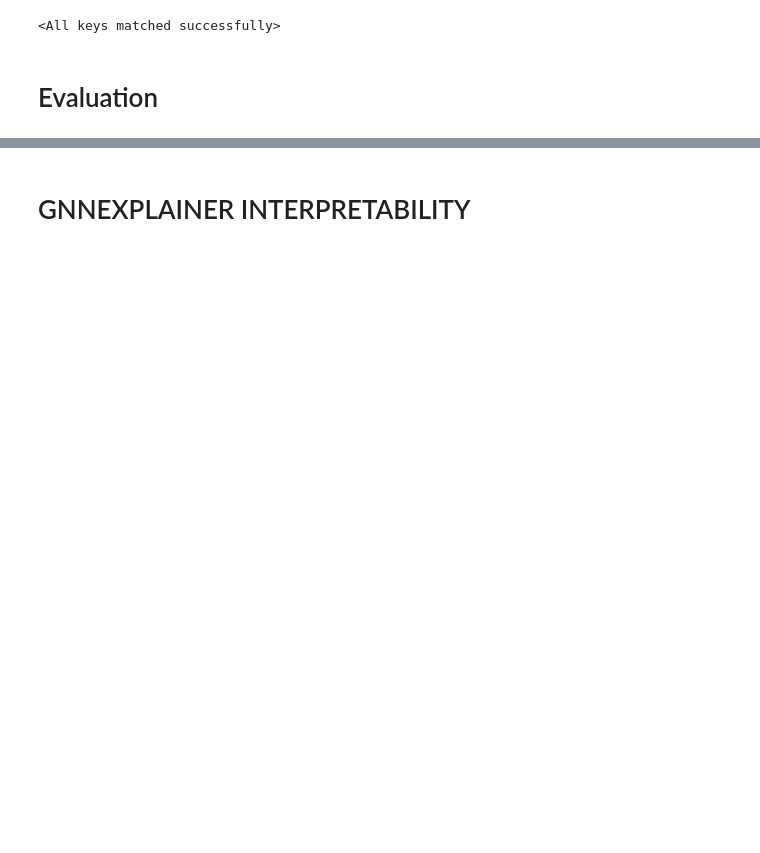
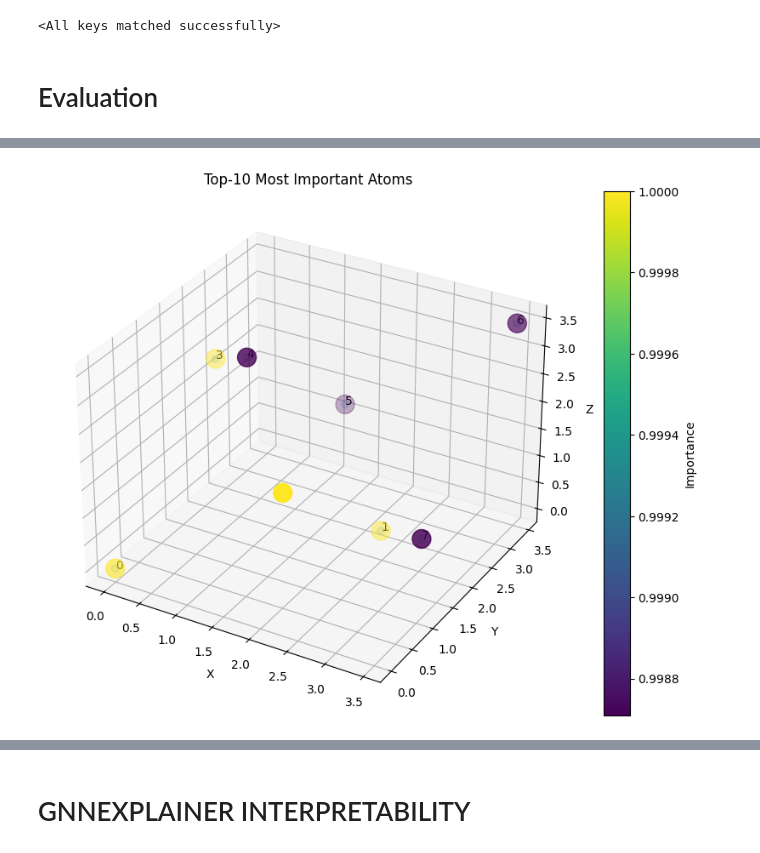
Before and after one commit to RayCharles8/ML-Project, a Jupyter notebook: CGNN.ipynb, the cells around one changed output, grey strips where cells are left out. Drawn from its saved outputs; the diff is of its cells as text; code cells hidden in the pictures; blank space fills up the shorter version.

```diff
--- a/CGNN.ipynb
+++ b/CGNN.ipynb
@@ -768,0 +1390,51 @@ plot_regression_scatter(labels, probs)
+# %%
+coords = sample_data.pos.cpu().numpy()
+
+fig = plt.figure(figsize=(10, 8))
+
+ax = fig.add_subplot(111, projection='3d')
+
+# ALL ATOMS
+ax.scatter(
+    coords[:, 0],
+    coords[:, 1],
+    coords[:, 2],
+    alpha=0.15,
+    s=40
+)
+
+
+# IMPORTANT ATOMS
+
+important_coords = coords[top_indices]
+
+sc = ax.scatter(
+    important_coords[:, 0],
+    important_coords[:, 1],
+    important_coords[:, 2],
+    c=node_scores[top_indices],
+    s=250
+)
+
+# labels
+for i, idx in enumerate(top_indices):
+
+    ax.text(
+        important_coords[i, 0],
+        important_coords[i, 1],
+        important_coords[i, 2],
+        str(idx),
+        fontsize=10
+    )
+
+plt.colorbar(sc, label="Importance")
+
+ax.set_title("Top-10 Most Important Atoms")
+
+ax.set_xlabel("X")
+ax.set_ylabel("Y")
+ax.set_zlabel("Z")
+
+plt.show()
+# %% [output]
+[figure, added]
```
Also changed, not shown: parts of 60 cells of this notebook.
